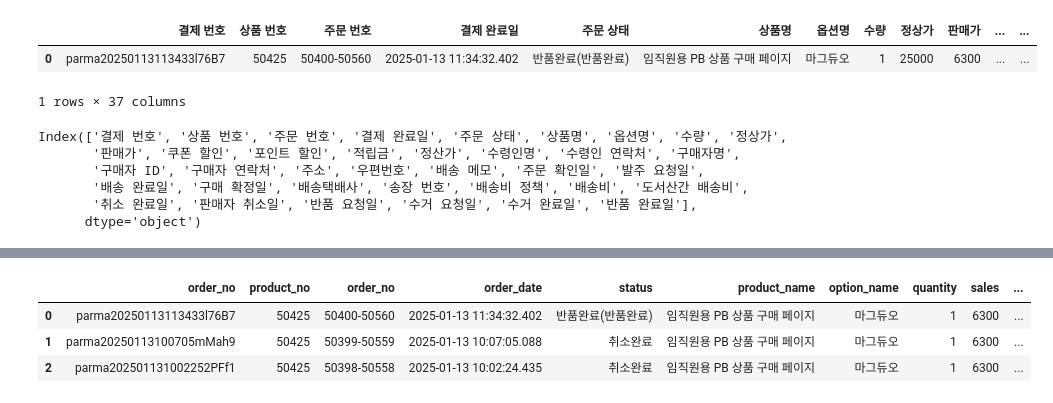
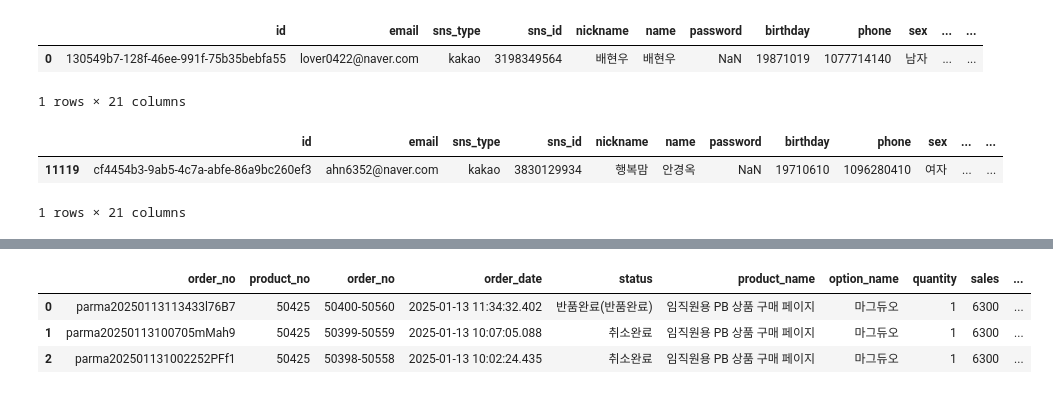
Before and after one commit to SeanYu34/Jupyter_Sean, a Jupyter notebook: test.ipynb, the cells around one changed output, grey strips where cells are left out. Saved outputs shown, nothing was run; the diff lists cells and outputs as text; code cells hidden in the pictures.

```diff
--- a/test.ipynb
+++ b/test.ipynb
@@ -1,23 +1,20 @@
 # %%
 import pandas as pd
 import numpy as np
 from datetime import datetime, timedelta
 
-df = pd.read_excel('/Users/seanyu_mac/Downloads/주문내역_2024-01-16~2025-01-16 (1).xlsx')
+df = pd.read_csv('/Users/seanyu_mac/Downloads/public_pb_user_auth_info_export_2025-01-31_132640.csv')
 df.head(1)
 # %% [output]
-|  | 결제 번호 | 상품 번호 | 주문 번호 | 결제 완료일 | 주문 상태 | 상품명 | 옵션명 | 수량 | 정상가 | 판매가 | ... | ... |
-| 0 | parma20250113113433l76B7 | 50425 | 50400-50560 | 2025-01-13 11:34:32.402 | 반품완료(반품완료) | 임직원용 PB 상품 구매 페이지 | 마그듀오 | 1 | 25000 | 6300 | ... | ... |
+|  | id | email | sns_type | sns_id | nickname | name | password | birthday | phone | sex | ... | ... |
+| 0 | 130549b7-128f-46ee-991f-75b35bebfa55 | lover0422@naver.com | kakao | 3198349564 | 배현우 | 배현우 | NaN | 19871019 | 1077714140 | 남자 | ... | ... |
-1 rows × 37 columns
+1 rows × 21 columns
 # %%
-df.columns
+df[df['phone'] == 1096280410 ]
 # %% [output]
+|  | id | email | sns_type | sns_id | nickname | name | password | birthday | phone | sex | ... | ... |
+| 11119 | cf4454b3-9ab5-4c7a-abfe-86a9bc260ef3 | ahn6352@naver.com | kakao | 3830129934 | 행복맘 | 안경옥 | NaN | 19710610 | 1096280410 | 여자 | ... | ... |
-Index(['결제 번호', '상품 번호', '주문 번호', '결제 완료일', '주문 상태', '상품명', '옵션명', '수량', '정상가',
-       '판매가', '쿠폰 할인', '포인트 할인', '적립금', '정산가', '수령인명', '수령인 연락처', '구매자명',
-       '구매자 ID', '구매자 연락처', '주소', '우편번호', '배송 메모', '주문 확인일', '발주 요청일',
-       '배송 완료일', '구매 확정일', '배송택배사', '송장 번호', '배송비 정책', '배송비', '도서산간 배송비',
-       '취소 완료일', '판매자 취소일', '반품 요청일', '수거 요청일', '수거 완료일', '반품 완료일'],
-      dtype='object')
+1 rows × 21 columns
 # %%
 df = df[['결제 번호', '상품 번호', '주문 번호', '결제 완료일', '주문 상태', '상품명', '옵션명', '수량', '정산가', '수령인명', '수령인 연락처', '구매자명',
        '구매자 ID', '구매자 연락처', '주소']]
```
